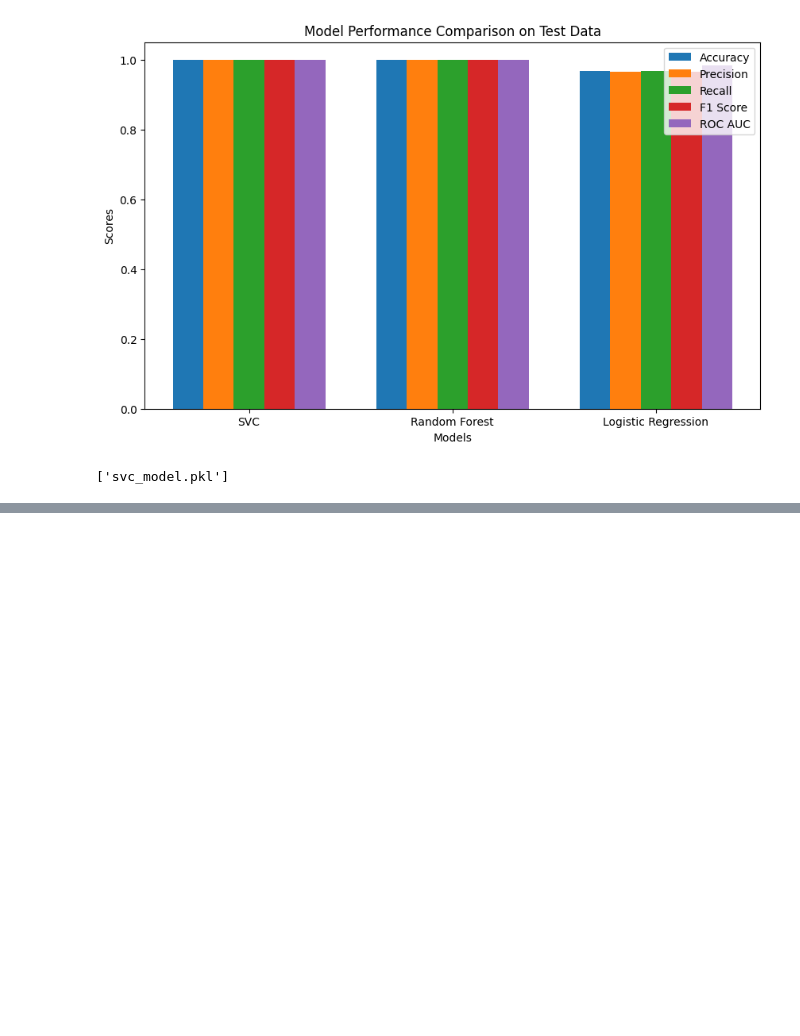
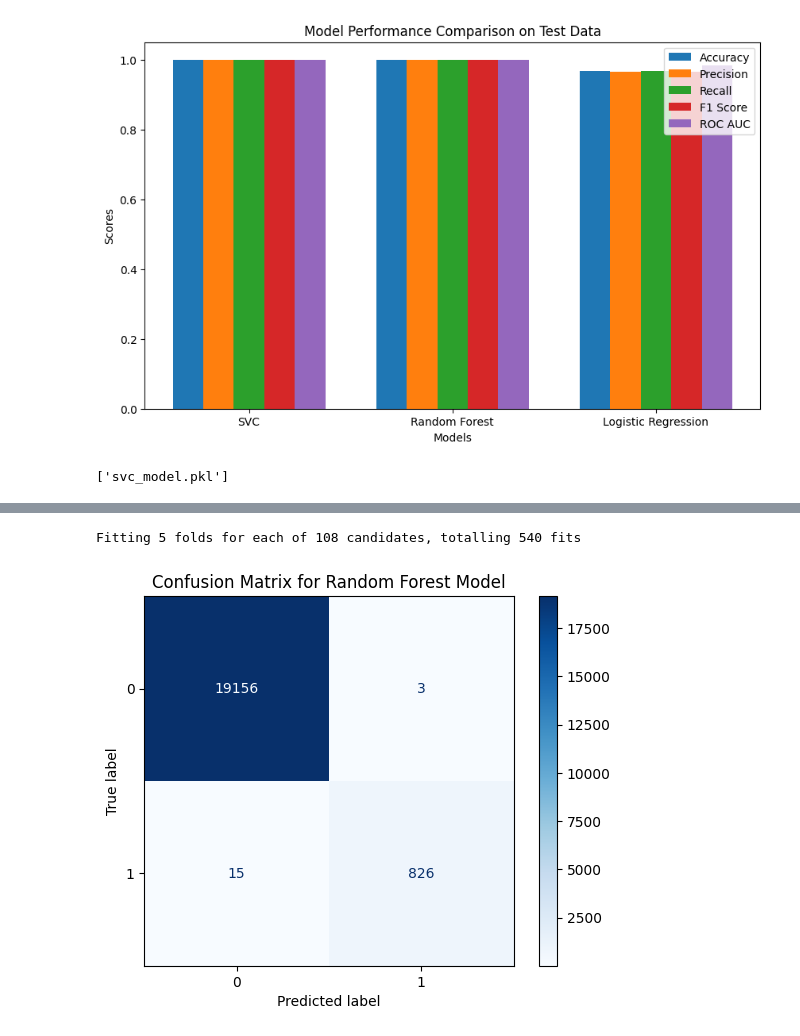
Before and after one commit to Vansh17555555/minor-1, a Jupyter notebook: M1.ipynb, the cells around one changed output, grey strips where cells are left out. Cells and saved outputs as stored; diff of their text form; code cells hidden in the pictures; blank space fills up the shorter version.

```diff
--- a/M1.ipynb
+++ b/M1.ipynb
@@ -565,0 +697,34 @@ joblib.dump(svc_model, 'svc_model.pkl')
+# %%
+from sklearn.ensemble import RandomForestClassifier
+from sklearn.model_selection import GridSearchCV
+
+# Define the model
+rf_model = RandomForestClassifier()
+
+# Set up the parameter grid for hyperparameter tuning
+param_grid = {
+    'n_estimators': [50, 100, 200],
+    'max_depth': [None, 10, 20, 30],
+    'min_samples_split': [2, 5, 10],
+    'min_samples_leaf': [1, 2, 4]
+}
+
+# Use GridSearchCV for hyperparameter tuning
+grid_search = GridSearchCV(estimator=rf_model, param_grid=param_grid, cv=5, n_jobs=-1, verbose=2)
+grid_search.fit(X_train, Y_train)
+
+# Best model from grid search
+best_rf_model = grid_search.best_estimator_
+
+# Generate predictions
+rf_preds = best_rf_model.predict(x_test_preprocessed)
+
+# Compute and display confusion matrix
+cm_rf = confusion_matrix(y_test, rf_preds)
+disp_rf = ConfusionMatrixDisplay(confusion_matrix=cm_rf, display_labels=best_rf_model.classes_)
+disp_rf.plot(cmap=plt.cm.Blues)
+plt.title('Confusion Matrix for Random Forest Model')
+plt.show()
+# %% [output]
+Fitting 5 folds for each of 108 candidates, totalling 540 fits
+[figure, added]
```
Also changed, not shown: parts of 30 cells of this notebook, 8 other files.
